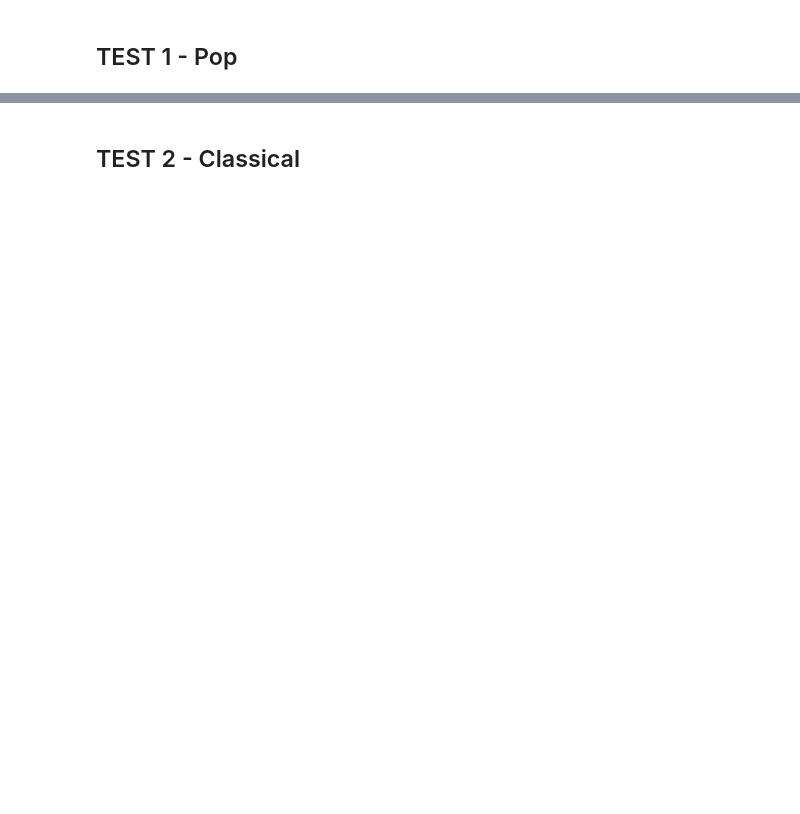
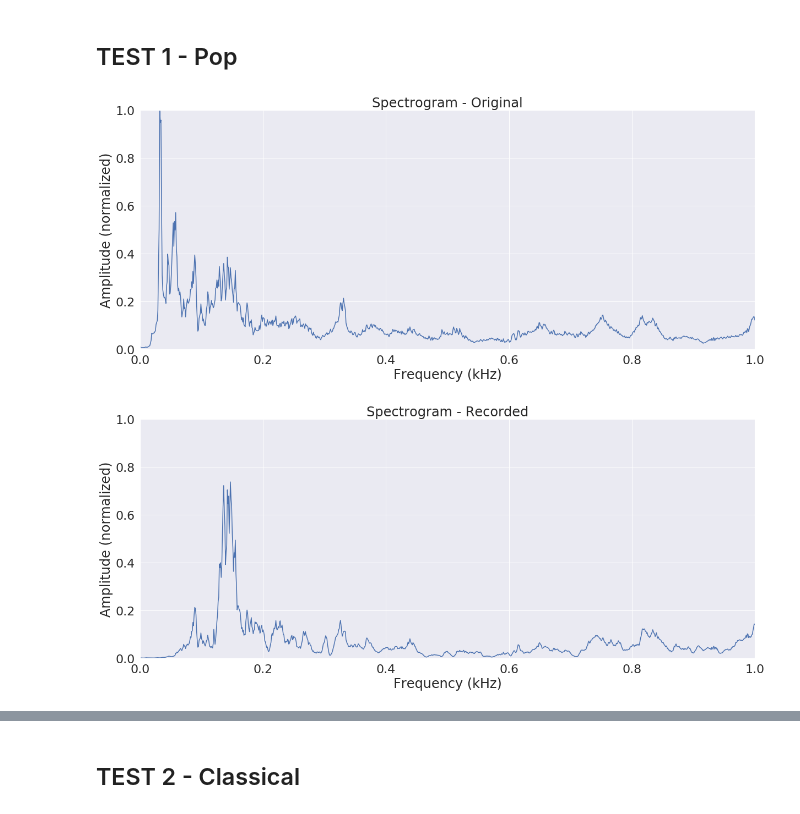
Before and after one commit to QED0711/ds_practice, a Jupyter notebook: librosa/AudioPlot.ipynb, the cells around one changed output, grey strips where cells are left out. Cells and saved outputs as stored; diff of their text form; code cells hidden in the pictures; blank space fills up the shorter version.

```diff
--- a/librosa/AudioPlot.ipynb
+++ b/librosa/AudioPlot.ipynb
@@ -30,5 +30,11 @@ recorded.spectrum_analysis()
 pass
 # %%
 sc = SignalCompare(original, recorded)
+# %%
+original.plot_spectrum(max_freq=1000, title="Spectrogram - Original")
+recorded.plot_spectrum(max_freq=1000, title="Spectrogram - Recorded")
+# %% [output]
+[figure, added]
+[figure, added]
 # %%
 sc.plot_spectrum_group(
```
Also changed, not shown: parts of 13 cells of this notebook, 2 other files.
